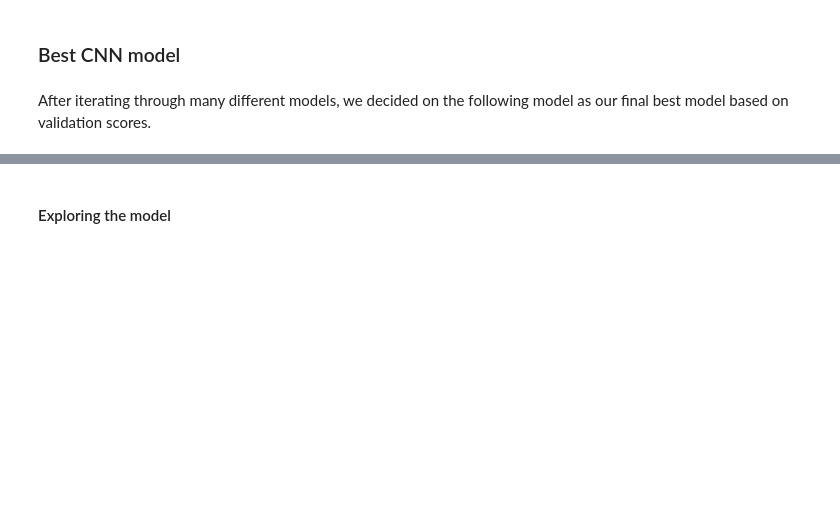
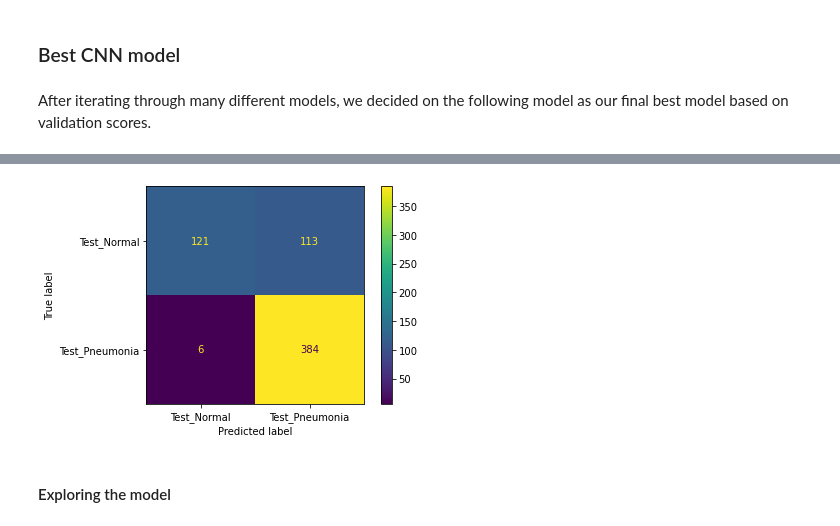
Before and after one commit to ericdnbn/image_classifier_pneumonia, a Jupyter notebook: final_notebook.ipynb, the cells around one changed output, grey strips where cells are left out. Cells and saved outputs as stored; diff of their text form; code cells hidden in the pictures; blank space fills up the shorter version.

```diff
--- a/final_notebook.ipynb
+++ b/final_notebook.ipynb
@@ -483,3 +484,8 @@ This model has a validation accuracy of 97.42% and recall of 97.16%. The confusi
 ### Best CNN model
 # %% [markdown]
 After iterating through many different models, we decided on the following model as our final best model based on validation scores.
+# %%
+final_model = models.load_model('models/final_model.h5')
+# %%
+# Load and preprocess the data
+train_gen_5, val_gen_5, test_gen_5 = preprocess_cnn_data(train_dir, test_dir, batch_size=50)
@@ -486,3 +531,9 @@ After iterating through many different models, we decided on the following model
+# %%
+y_test_preds = (final_model.predict(test_gen_5) > 0.5).astype('int32')
+ConfusionMatrixDisplay(confusion_matrix(test_gen_5.labels, y_test_preds),
+                       display_labels=['Test_Normal', 'Test_Pneumonia']).plot();
+# %% [output]
+[figure, added]
 # %% [markdown]
 #### Exploring the model
 # %% [markdown]
```
Also changed, not shown: parts of 12 cells of this notebook, 1 other file.
